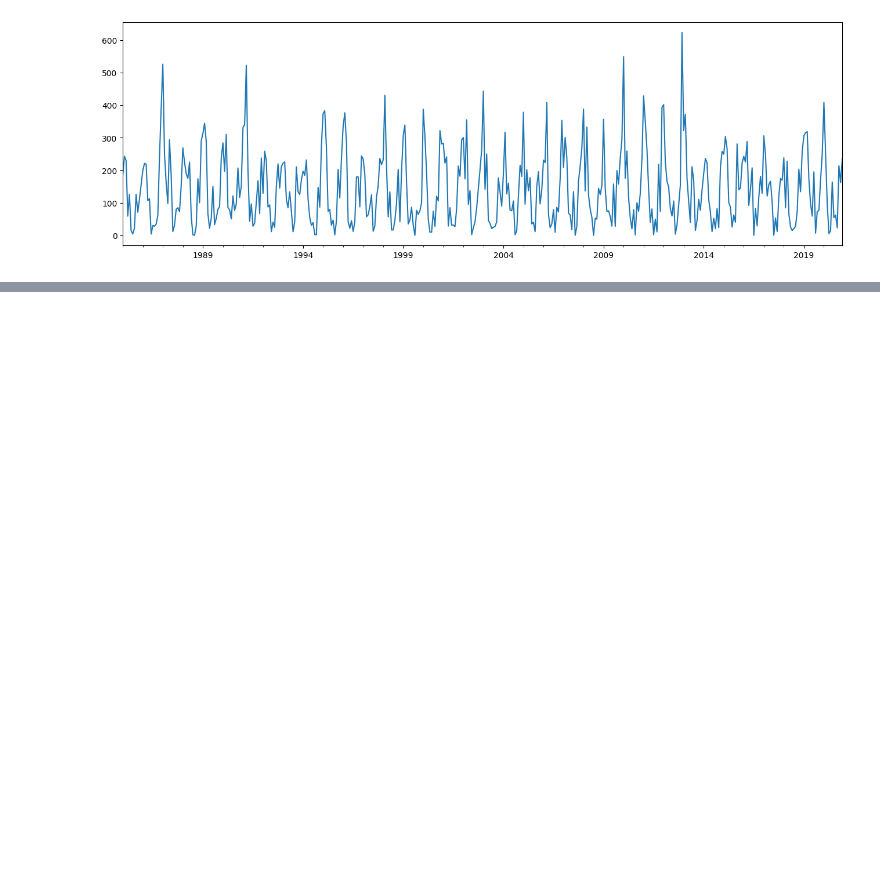
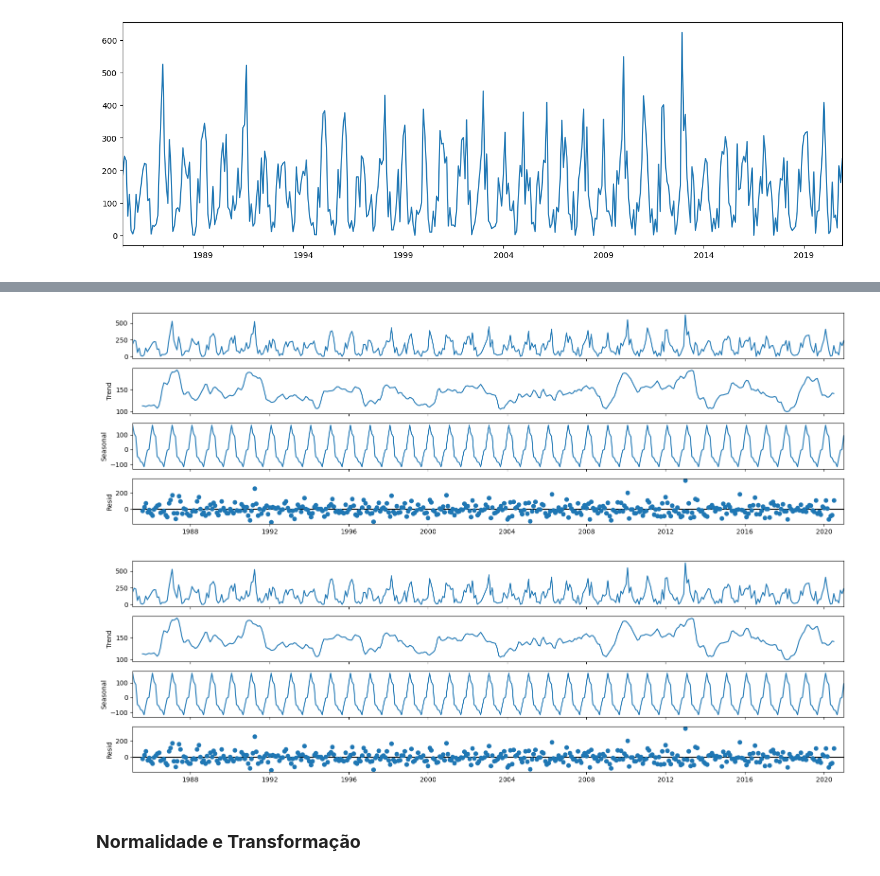
Before and after one commit to luizakuze/Cursos, a Jupyter notebook: cursos/series-temporais/modelos/projeto_chuva.ipynb, the cells around one changed output, grey strips where cells are left out. Saved outputs shown, nothing was run; the diff lists cells and outputs as text; code cells hidden in the pictures; blank space fills up the shorter version.

```diff
--- a/cursos/series-temporais/modelos/projeto_chuva.ipynb
+++ b/cursos/series-temporais/modelos/projeto_chuva.ipynb
@@ -96,0 +119,9 @@ plt.show()
+# %%
+decomposicao = seasonal_decompose(serie)
+# %%
+decomposicao.plot()
+# %% [output]
+[figure, added]
+[figure, added]
+# %% [markdown]
+### **Normalidade e Transformação**
```
Also changed, not shown: parts of 27 cells of this notebook.
